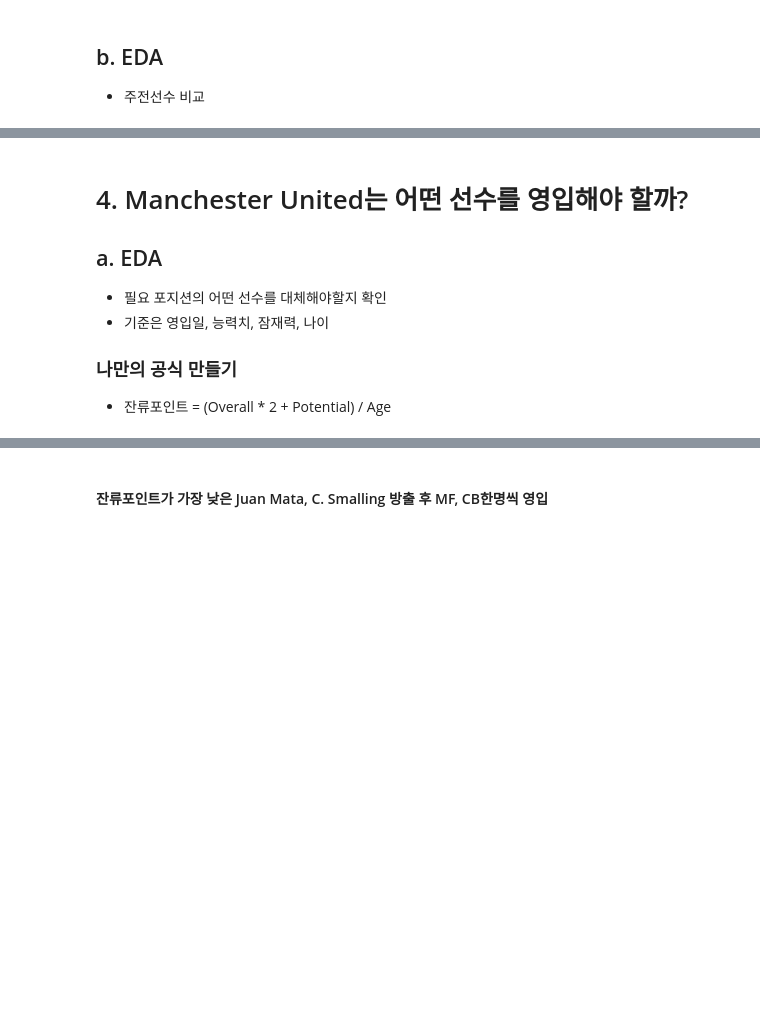
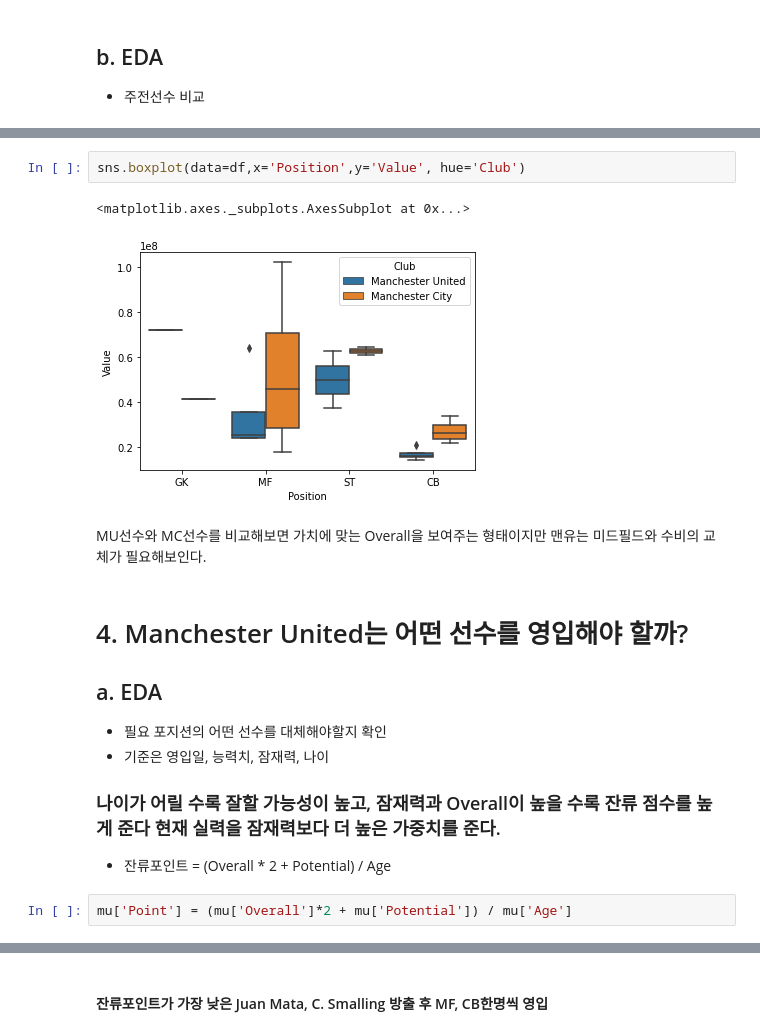
Before and after one commit to choijy1705/Dataanalyze, a Jupyter notebook: Manchester United Project.ipynb, the cells around one changed output, grey strips where cells are left out. Cells and saved outputs as stored; diff of their text form; blank space fills up the shorter version.

```diff
--- a/Manchester United Project.ipynb
+++ b/Manchester United Project.ipynb
@@ -359,3 +451,10 @@ MU선수와 MC선수를 비교해보면 이적료 대비 능력치가 떨어지
+# %%
+sns.boxplot(data=df,x='Position',y='Value', hue='Club')
+# %% [output]
+<matplotlib.axes._subplots.AxesSubplot at 0x...>
+[figure, added]
+# %% [markdown]
+MU선수와 MC선수를 비교해보면 가치에 맞는 Overall을 보여주는 형태이지만 맨유는 미드필드와 수비의 교체가 필요해보인다.
 # %% [markdown]
 # 4. Manchester United는 어떤 선수를 영입해야 할까?
 
@@ -364,6 +463,8 @@ MU선수와 MC선수를 비교해보면 이적료 대비 능력치가 떨어지
 - 필요 포지션의 어떤 선수를 대체해야할지 확인
 - 기준은 영입일, 능력치, 잠재력, 나이
 
-### 나만의 공식 만들기
+### 나이가 어릴 수록 잘할 가능성이 높고, 잠재력과 Overall이 높을 수록 잔류 점수를 높게 준다 현재 실력을 잠재력보다 더 높은 가중치를 준다.
 
 - 잔류포인트 = (Overall * 2 + Potential) / Age
+# %%
+mu['Point'] = (mu['Overall']*2 + mu['Potential']) / mu['Age']
```
Also changed, not shown: parts of 32 cells of this notebook.
